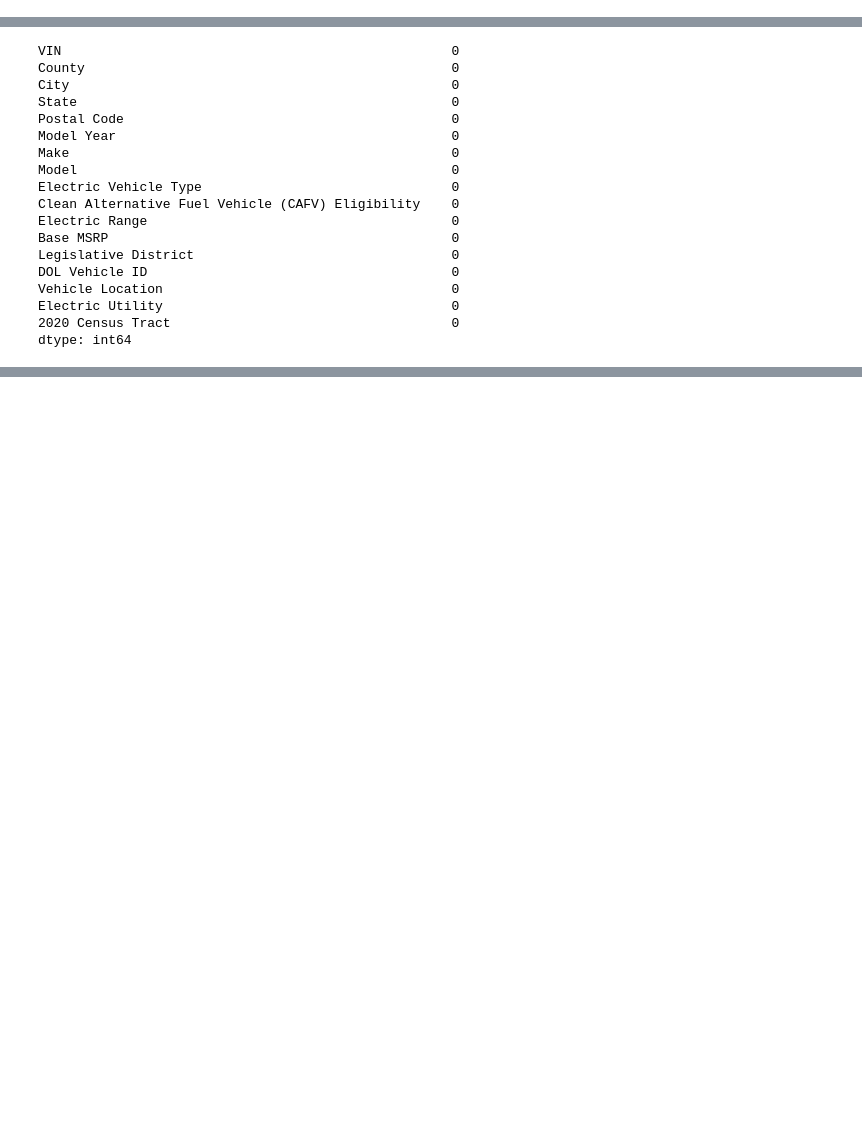
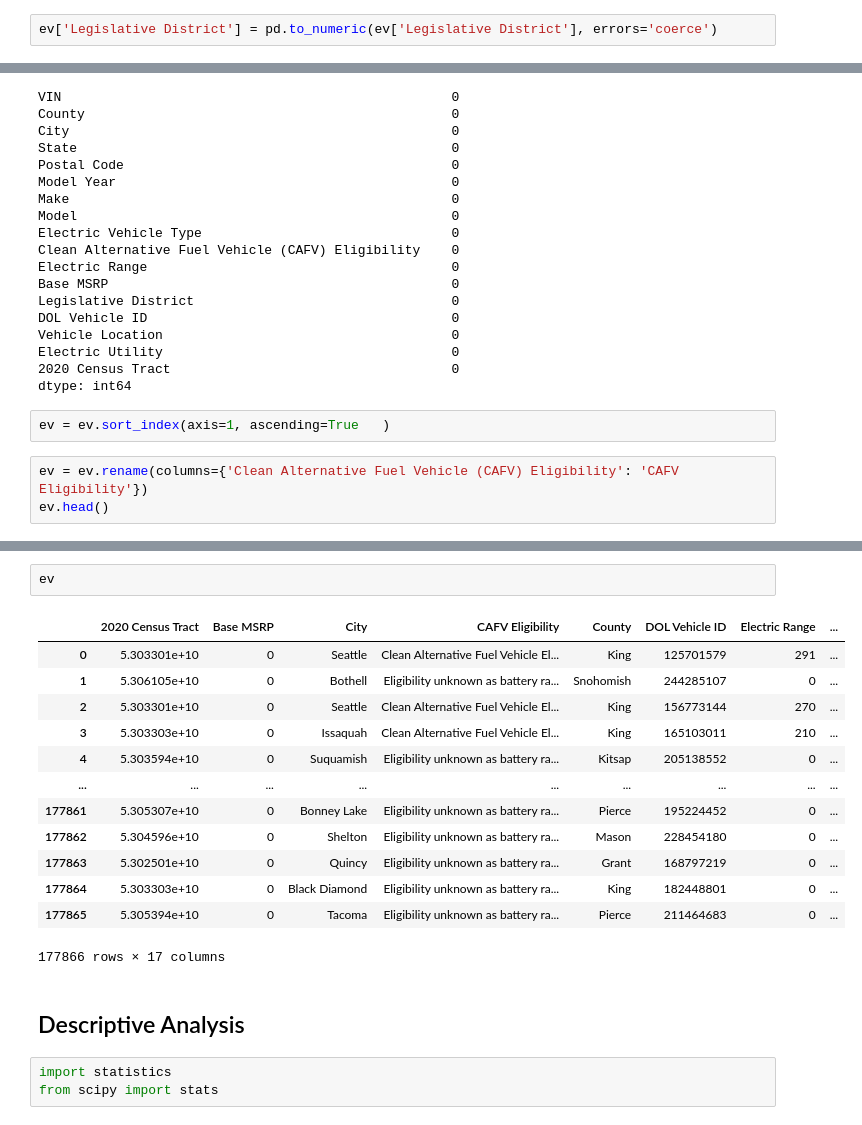
Before and after one commit to SachinGunjal001/Market-Size-Analysis-on-Electric-Vehicles-Industries-, a Jupyter notebook: EV.ipynb, the cells around one changed output, grey strips where cells are left out. Cells and saved outputs as stored; diff of their text form; blank space fills up the shorter version.

```diff
--- a/EV.ipynb
+++ b/EV.ipynb
@@ -54,6 +60,8 @@ ev.describe()
 | 50% | 98122.000000 | 2022.000000 | 0.000000 | 0.000000 | 33.000000 | 2.282522e+08 | ... |
 | 75% | 98370.000000 | 2023.000000 | 75.000000 | 0.000000 | 42.000000 | 2.548445e+08 | ... |
 | max | 99577.000000 | 2024.000000 | 337.000000 | 845000.000000 | 49.000000 | 4.792548e+08 | ... |
+# %%
+ev['Legislative District'] = pd.to_numeric(ev['Legislative District'], errors='coerce')
 # %%
 ev.isnull().sum()
 # %% [output]
@@ -168,3 +176,8 @@ Vehicle Location                                     0
 Electric Utility                                     0
 2020 Census Tract                                    0
 dtype: int64
+# %%
+ev = ev.sort_index(axis=1, ascending=True   )
+# %%
+ev = ev.rename(columns={'Clean Alternative Fuel Vehicle (CAFV) Eligibility': 'CAFV Eligibility'})
+ev.head()
@@ -170,0 +191,21 @@ dtype: int64
+# %%
+ev
+# %% [output]
+|  | 2020 Census Tract | Base MSRP | City | CAFV Eligibility | County | DOL Vehicle ID | Electric Range | ... |
+| 0 | 5.303301e+10 | 0 | Seattle | Clean Alternative Fuel Vehicle El... | King | 125701579 | 291 | ... |
+| 1 | 5.306105e+10 | 0 | Bothell | Eligibility unknown as battery ra... | Snohomish | 244285107 | 0 | ... |
+| 2 | 5.303301e+10 | 0 | Seattle | Clean Alternative Fuel Vehicle El... | King | 156773144 | 270 | ... |
+| 3 | 5.303303e+10 | 0 | Issaquah | Clean Alternative Fuel Vehicle El... | King | 165103011 | 210 | ... |
+| 4 | 5.303594e+10 | 0 | Suquamish | Eligibility unknown as battery ra... | Kitsap | 205138552 | 0 | ... |
+| ... | ... | ... | ... | ... | ... | ... | ... | ... |
+| 177861 | 5.305307e+10 | 0 | Bonney Lake | Eligibility unknown as battery ra... | Pierce | 195224452 | 0 | ... |
+| 177862 | 5.304596e+10 | 0 | Shelton | Eligibility unknown as battery ra... | Mason | 228454180 | 0 | ... |
+| 177863 | 5.302501e+10 | 0 | Quincy | Eligibility unknown as battery ra... | Grant | 168797219 | 0 | ... |
+| 177864 | 5.303303e+10 | 0 | Black Diamond | Eligibility unknown as battery ra... | King | 182448801 | 0 | ... |
+| 177865 | 5.305394e+10 | 0 | Tacoma | Eligibility unknown as battery ra... | Pierce | 211464683 | 0 | ... |
+177866 rows × 17 columns
+# %% [markdown]
+##  Descriptive Analysis
+# %%
+import statistics
+from scipy import stats
```
Also changed, not shown: parts of 7 cells of this notebook.
